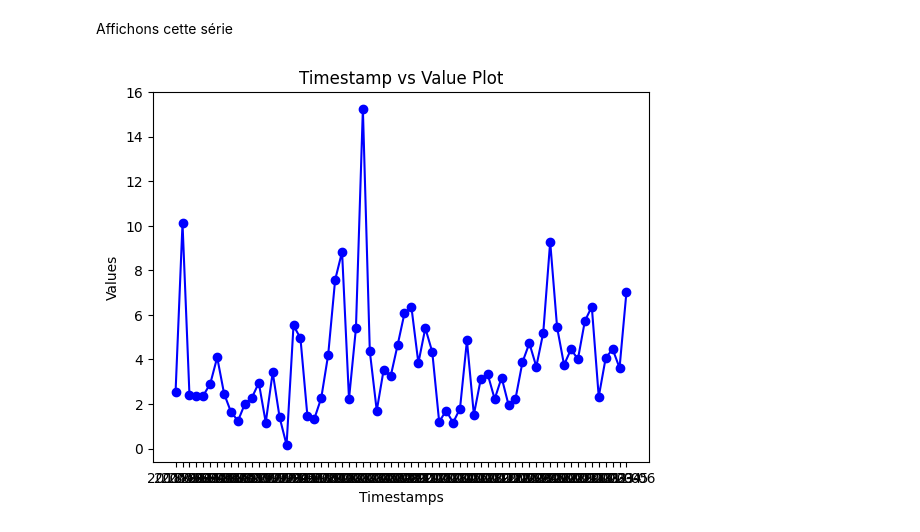
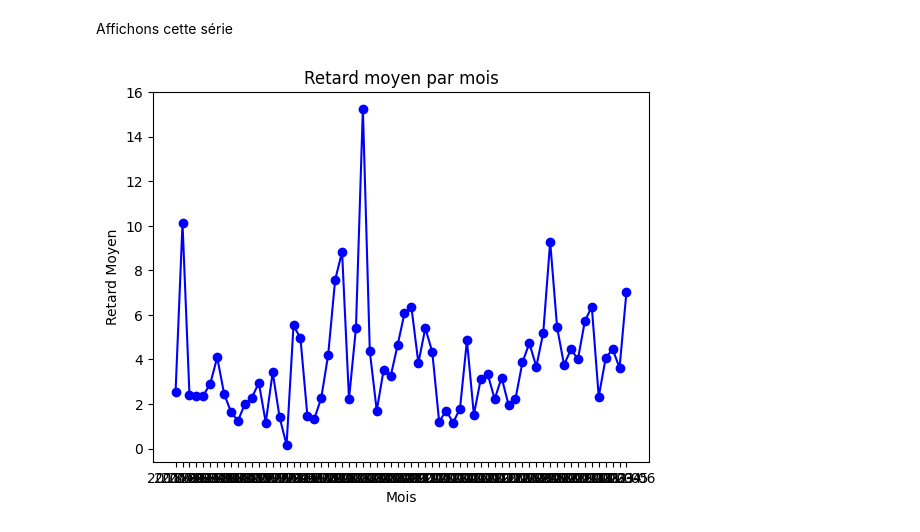
Before and after one commit to MatteoGentili/Apprentissage_Automatique_Project, a Jupyter notebook: Python_files/time_series.ipynb, the cells around one changed output. Saved outputs shown, nothing was run; the diff lists cells and outputs as text; code cells hidden in the pictures.

```diff
--- a/Python_files/time_series.ipynb
+++ b/Python_files/time_series.ipynb
@@ -95,9 +105,9 @@ mini_df_paris_bordeaux = df_paris_bordeaux[["date", "retard_moyen_tous_trains_ar
 Affichons cette série
 # %%
 plt.plot(mini_df_paris_bordeaux["date"], mini_df_paris_bordeaux["retard"], marker='o', linestyle='-', color='b')
-plt.xlabel('Timestamps')
-plt.ylabel('Values')
-plt.title('Timestamp vs Value Plot')
+plt.xlabel('Mois')
+plt.ylabel('Retard Moyen')
+plt.title('Retard moyen par mois')
 plt.show()
 # %% [output]
-[figure, old version]
+[figure, new version]
```
Also changed, not shown: parts of 16 cells of this notebook.
